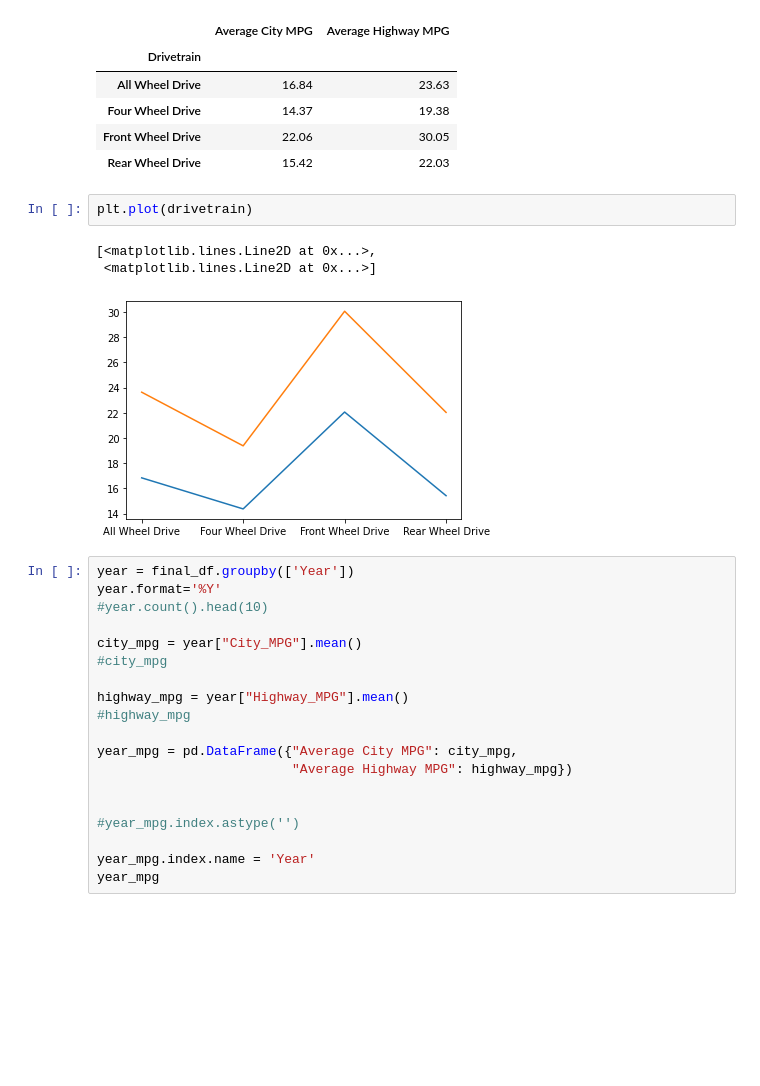
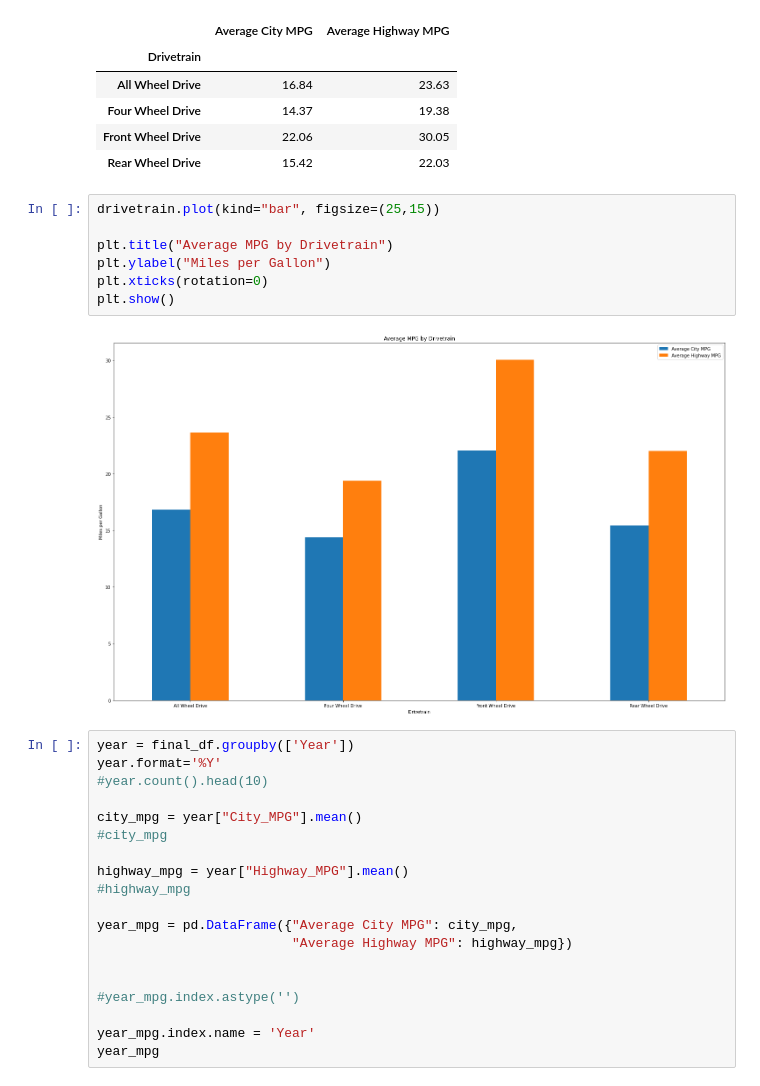
Before and after one commit to allenbra17/JBBP1, a Jupyter notebook: Working Notebook .ipynb, the cells around one changed output. Saved outputs shown, nothing was run; the diff lists cells and outputs as text; blank space fills up the shorter version.

```diff
--- a/Working Notebook .ipynb
+++ b/Working Notebook .ipynb
@@ -420,12 +423,15 @@ drivetrain
 | Four Wheel Drive | 14.37 | 19.38 |
 | Front Wheel Drive | 22.06 | 30.05 |
 | Rear Wheel Drive | 15.42 | 22.03 |
-# %%
-plt.plot(drivetrain)
-# %% [output]
-[<matplotlib.lines.Line2D at 0x...>,
- <matplotlib.lines.Line2D at 0x...>]
-[figure, removed]
+# %%
+drivetrain.plot(kind="bar", figsize=(25,15))
+
+plt.title("Average MPG by Drivetrain")
+plt.ylabel("Miles per Gallon")
+plt.xticks(rotation=0)
+plt.show()
+# %% [output]
+[figure, added]
 # %%
 year = final_df.groupby(['Year'])
 year.format='%Y'
```
Also changed, not shown: parts of 13 cells of this notebook.
